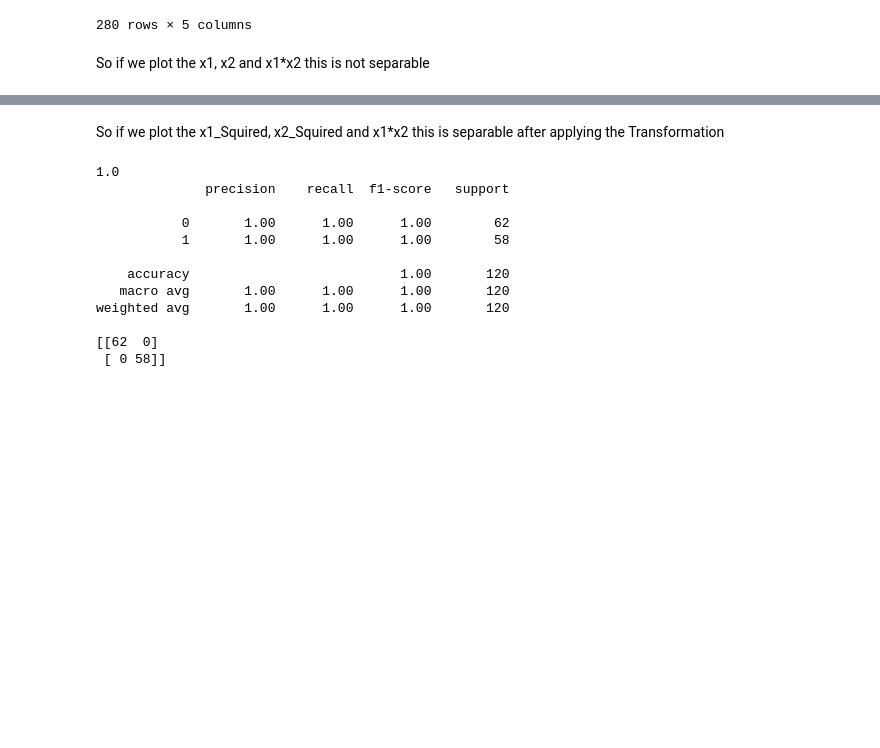
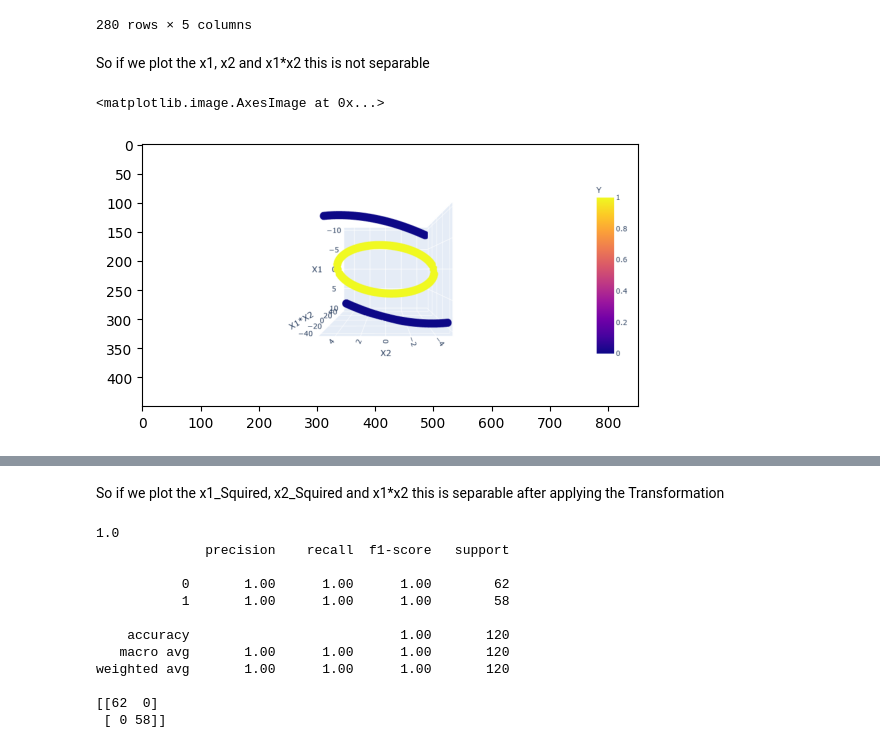
Before and after one commit to udityamerit/Complete-Machine-Learning-For-Beginners, a Jupyter notebook: 12-Support Vector Machines/12.2-SVM_Kernels_Implementation.ipynb, the cells around one changed output, grey strips where cells are left out. Saved outputs shown, nothing was run; the diff lists cells and outputs as text; code cells hidden in the pictures; blank space fills up the shorter version.

```diff
--- a/12-Support Vector Machines/12.2-SVM_Kernels_Implementation.ipynb
+++ b/12-Support Vector Machines/12.2-SVM_Kernels_Implementation.ipynb
@@ -101,6 +102,12 @@ fig = px.scatter_3d(df, x = 'X1', y='X2', z='X1*X2', color = 'Y')
 fig.show()
 # %% [markdown]
 So if we plot the x1, x2 and x1*x2 this is not separable
+# %%
+img = mpimg.imread('newplot.png')
+plt.imshow(img)
+# %% [output]
+<matplotlib.image.AxesImage at 0x...>
+[figure, added]
 # %%
 fig = px.scatter_3d(df, x = 'X1_Squired', y='X2_Squired', z='X1*X2', color = 'Y')
 fig.show()
```
Also changed, not shown: parts of 2 cells of this notebook, 3 other files.
